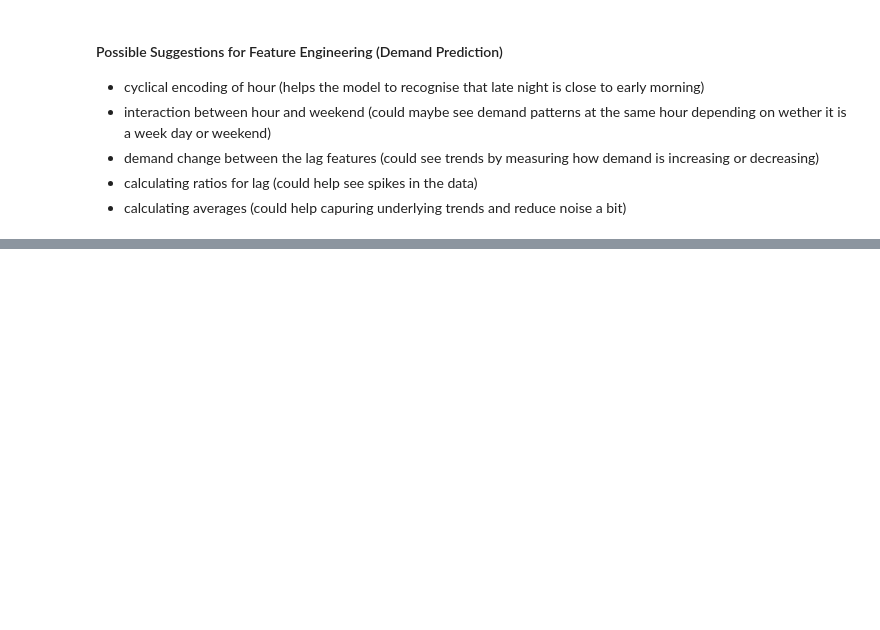
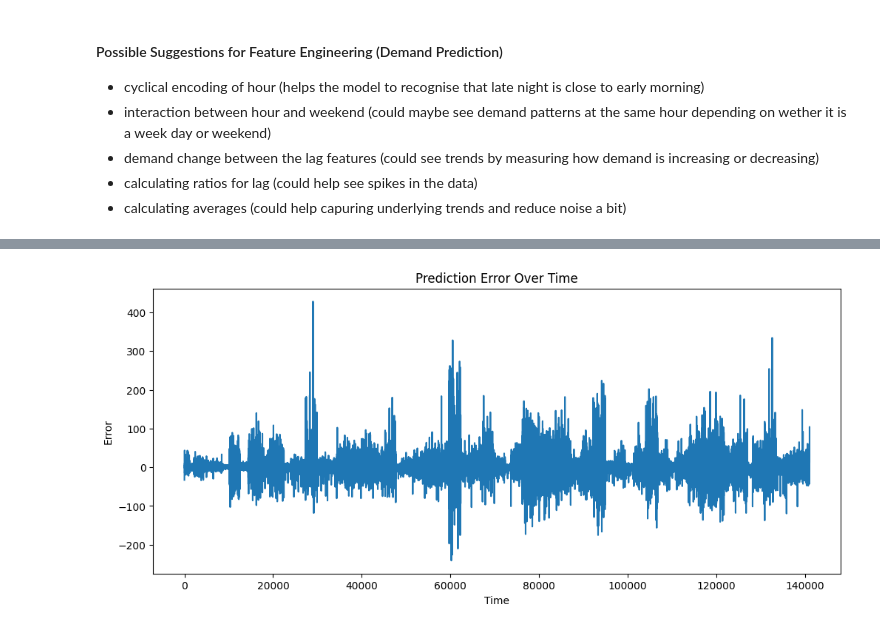
Before and after one commit to kaleater22/ID5059_Group_Project, a Jupyter notebook: ID5059 Group Project.ipynb, the cells around one changed output, grey strips where cells are left out. Drawn from its saved outputs; the diff is of its cells as text; code cells hidden in the pictures; blank space fills up the shorter version.

```diff
--- a/ID5059 Group Project.ipynb
+++ b/ID5059 Group Project.ipynb
@@ -757,0 +1043,10 @@ Name: trip_count, dtype: Float64
+# %%
+# plot error over time
+plt.figure(figsize=(12,5))
+plt.plot(residuals.values)
+plt.title("Prediction Error Over Time")
+plt.xlabel("Time")
+plt.ylabel("Error")
+plt.show()
+# %% [output]
+[figure, added]
```
Also changed, not shown: parts of 25 cells of this notebook.
